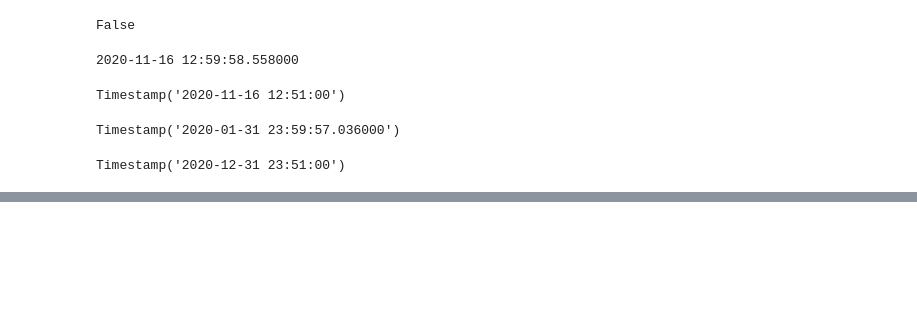
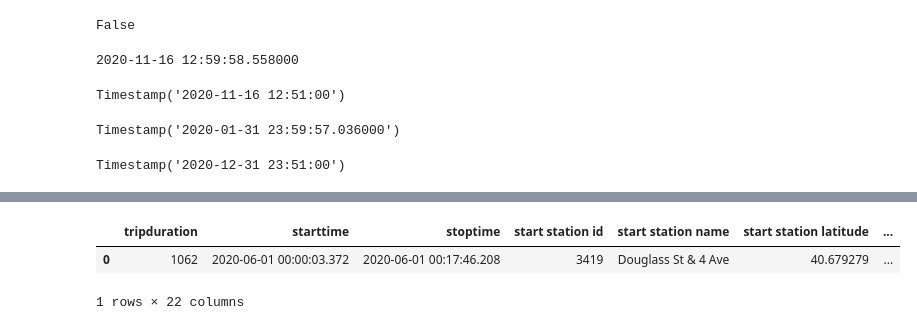
Before and after one commit to leckieje/fair_weather_cyclists, a Jupyter notebook: bike_weather_20.ipynb, the cells around one changed output, grey strips where cells are left out. Cells and saved outputs as stored; diff of their text form; code cells hidden in the pictures; blank space fills up the shorter version.

```diff
--- a/bike_weather_20.ipynb
+++ b/bike_weather_20.ipynb
@@ -621,0 +703,6 @@ weather_copy_2 = weather_copy.copy()
+# %%
+bike_trips.head(1)
+# %% [output]
+|  | tripduration | starttime | stoptime | start station id | start station name | start station latitude | ... |
+| 0 | 1062 | 2020-06-01 00:00:03.372 | 2020-06-01 00:17:46.208 | 3419 | Douglass St & 4 Ave | 40.679279 | ... |
+1 rows × 22 columns
```
Also changed, not shown: parts of 19 cells of this notebook.
